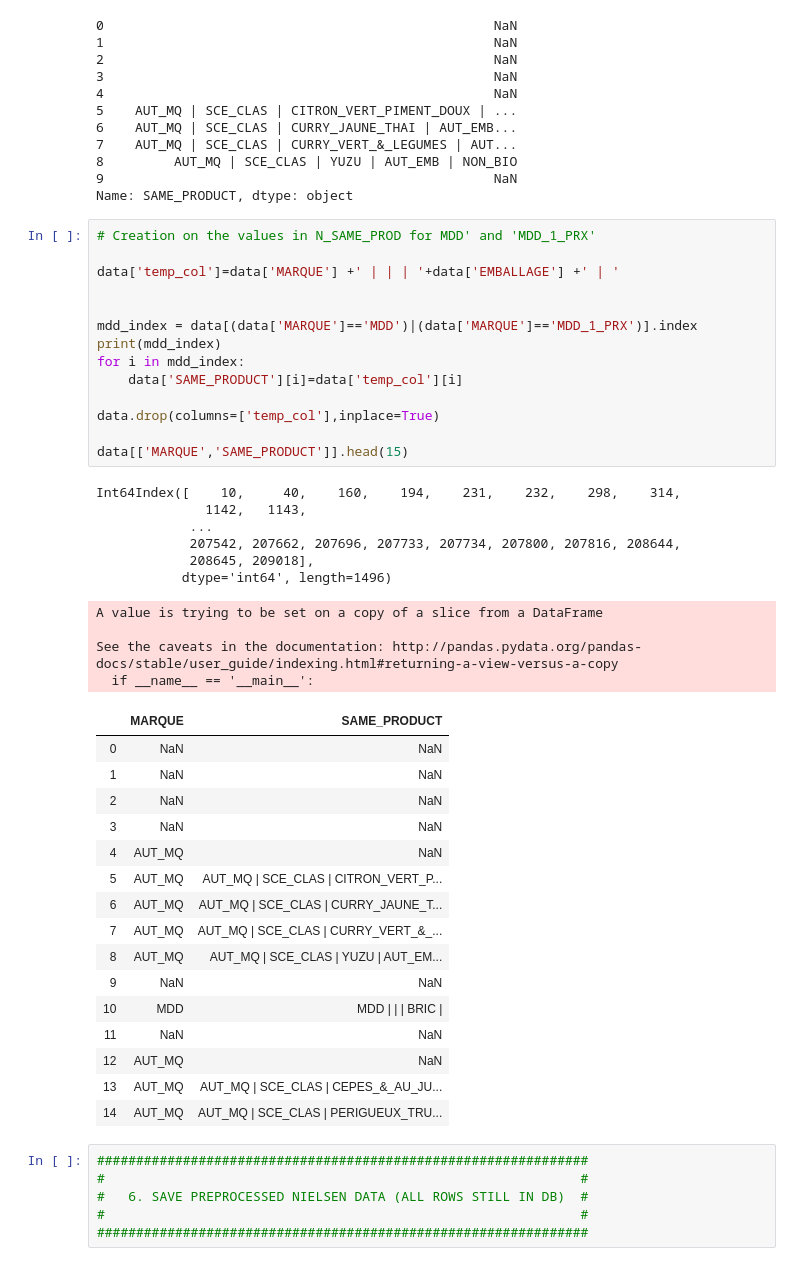
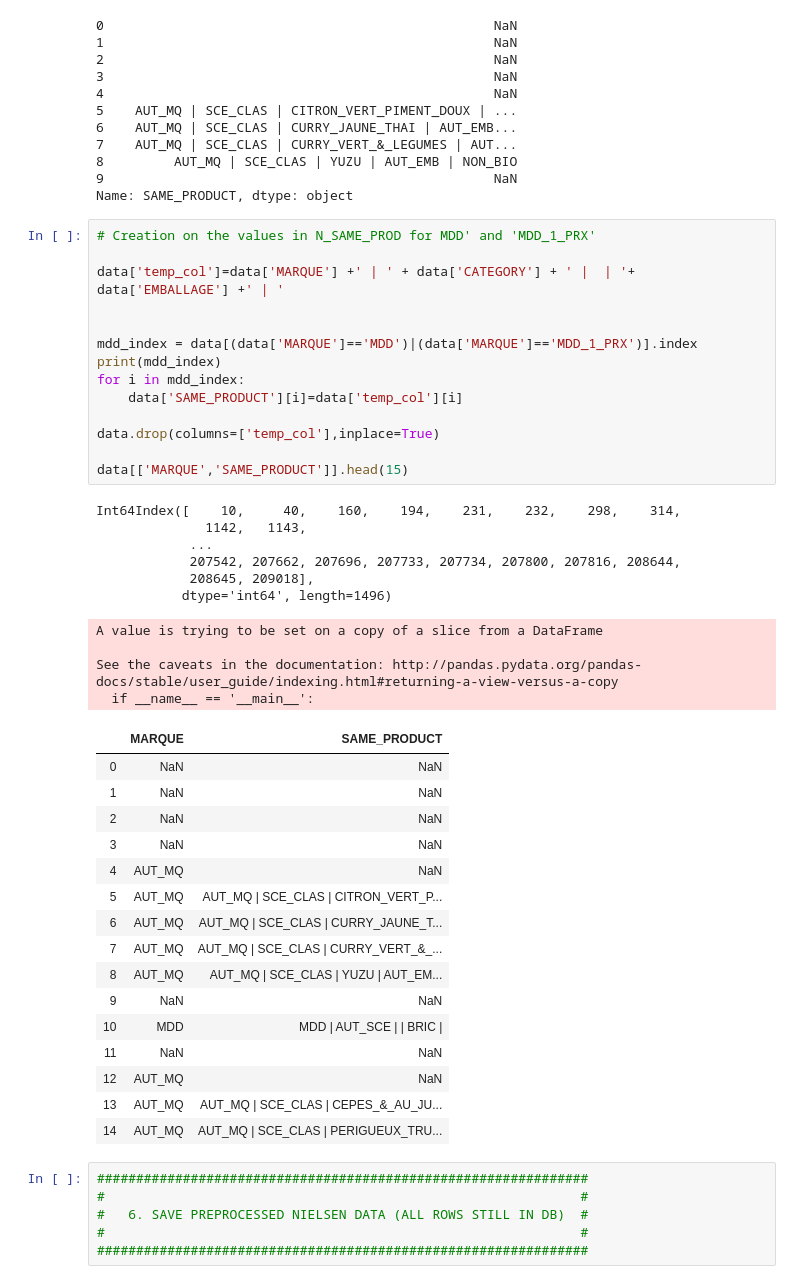
Before and after one commit to alex-toy/italians_do_it_better, a Jupyter notebook: N_NIELSEN/N_preprocessing.ipynb, the cells around one changed output. Saved outputs shown, nothing was run; the diff lists cells and outputs as text.

```diff
--- a/N_NIELSEN/N_preprocessing.ipynb
+++ b/N_NIELSEN/N_preprocessing.ipynb
@@ -958,40 +958,40 @@ Name: SAME_PRODUCT, dtype: object
 # %%
 # Creation on the values in N_SAME_PROD for MDD' and 'MDD_1_PRX'
 
-data['temp_col']=data['MARQUE'] +' | | | '+data['EMBALLAGE'] +' | '
+data['temp_col']=data['MARQUE'] +' | ' + data['CATEGORY'] + ' |  | '+ data['EMBALLAGE'] +' | '
 
 
 mdd_index = data[(data['MARQUE']=='MDD')|(data['MARQUE']=='MDD_1_PRX')].index
 print(mdd_index)
 for i in mdd_index:
     data['SAME_PRODUCT'][i]=data['temp_col'][i]
 
 data.drop(columns=['temp_col'],inplace=True)
 
 data[['MARQUE','SAME_PRODUCT']].head(15)
 # %% [output]
 Int64Index([    10,     40,    160,    194,    231,    232,    298,    314,
               1142,   1143,
             ...
             207542, 207662, 207696, 207733, 207734, 207800, 207816, 208644,
             208645, 209018],
            dtype='int64', length=1496)
 A value is trying to be set on a copy of a slice from a DataFrame
 
 See the caveats in the documentation: http://pandas.pydata.org/pandas-docs/stable/user_guide/indexing.html#returning-a-view-versus-a-copy
   if __name__ == '__main__':
 |  | MARQUE | SAME_PRODUCT |
 | 0 | NaN | NaN |
 | 1 | NaN | NaN |
 | 2 | NaN | NaN |
 | 3 | NaN | NaN |
 | 4 | AUT_MQ | NaN |
 | 5 | AUT_MQ | AUT_MQ | SCE_CLAS | CITRON_VERT_P... |
 | 6 | AUT_MQ | AUT_MQ | SCE_CLAS | CURRY_JAUNE_T... |
 | 7 | AUT_MQ | AUT_MQ | SCE_CLAS | CURRY_VERT_&_... |
 | 8 | AUT_MQ | AUT_MQ | SCE_CLAS | YUZU | AUT_EM... |
 | 9 | NaN | NaN |
-| 10 | MDD | MDD | | | BRIC | |
+| 10 | MDD | MDD | AUT_SCE | | BRIC | |
 | 11 | NaN | NaN |
 | 12 | AUT_MQ | NaN |
 | 13 | AUT_MQ | AUT_MQ | SCE_CLAS | CEPES_&_AU_JU... |
```
Also changed, not shown: parts of 2 cells of this notebook, 37 other files.
